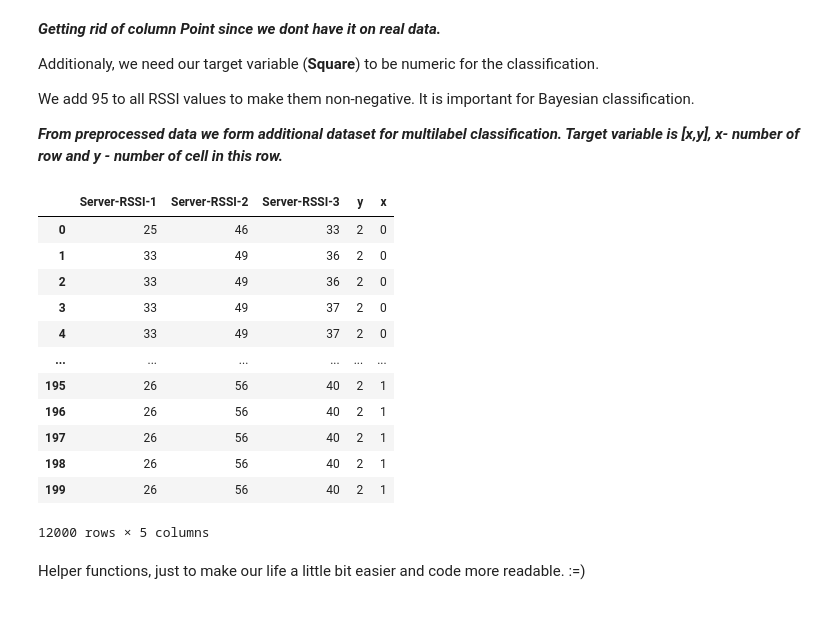
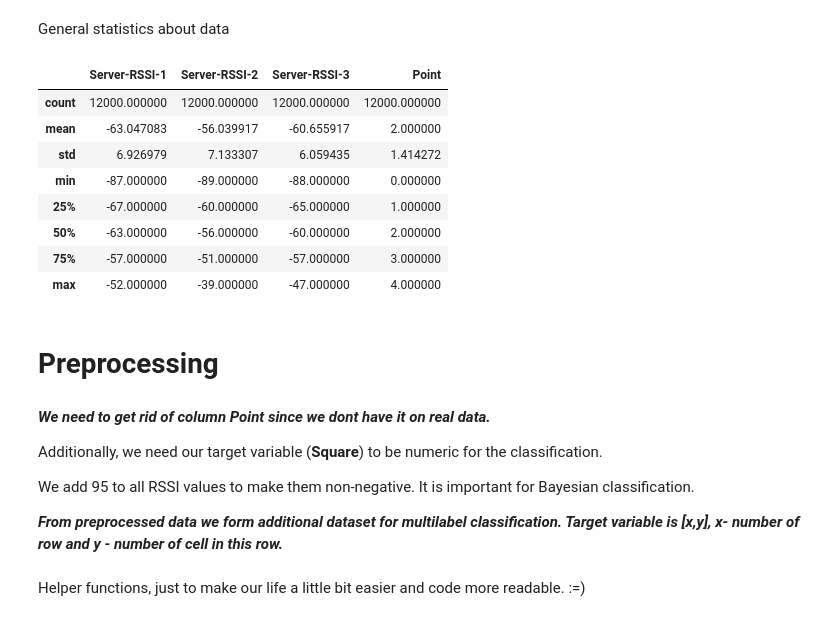
Before and after one commit to Midren/Localization, a Jupyter notebook: fingerprinting_classification.ipynb, the cells around one changed output. Drawn from its saved outputs; the diff is of its cells as text; code cells hidden in the pictures.

Commit message:
Added comments about results

```diff
--- a/fingerprinting_classification.ipynb
+++ b/fingerprinting_classification.ipynb
@@ -37,7 +50,23 @@ dfRaw.head()
+# %% [markdown]
+General statistics about data
+# %%
+dfRaw.describe()
+# %% [output]
+|  | Server-RSSI-1 | Server-RSSI-2 | Server-RSSI-3 | Point |
+| count | 12000.000000 | 12000.000000 | 12000.000000 | 12000.000000 |
+| mean | -63.047083 | -56.039917 | -60.655917 | 2.000000 |
+| std | 6.926979 | 7.133307 | 6.059435 | 1.414272 |
+| min | -87.000000 | -89.000000 | -88.000000 | 0.000000 |
+| 25% | -67.000000 | -60.000000 | -65.000000 | 1.000000 |
+| 50% | -63.000000 | -56.000000 | -60.000000 | 2.000000 |
+| 75% | -57.000000 | -51.000000 | -57.000000 | 3.000000 |
+| max | -52.000000 | -39.000000 | -47.000000 | 4.000000 |
+# %% [markdown]
+# Preprocessing
 # %% [markdown]
-__*Getting rid of column Point since we dont have it on real data.*__
+__*We need to get rid of column Point since we dont have it on real data.*__
 
-Additionaly, we need our target variable (__Square__) to be numeric for the classification.
+Additionally, we need our target variable (__Square__) to be numeric for the classification.
 
 We add 95 to all RSSI values to make them non-negative. It is important for Bayesian classification.
 
@@ -50,24 +79,10 @@ dfRaw["Server-RSSI-1"]=dfRaw["Server-RSSI-1"].apply(lambda x:x+95)
 dfRaw["Server-RSSI-2"]=dfRaw["Server-RSSI-2"].apply(lambda x:x+95)
 dfRaw["Server-RSSI-3"]=dfRaw["Server-RSSI-3"].apply(lambda x:x+95)
 
-multiDF=dfRaw.copy()
-multiDF["y"] = multiDF["Square"] // 4
-multiDF["x"] = multiDF["Square"] % 4
-multiDF.drop(["Square"],axis=1)
+multiDf=dfRaw.copy()
+multiDf["y"] = multiDf["Square"] // 4
+multiDf["x"] = multiDf["Square"] % 4
+multiDf.drop(["Square"],axis=1, inplace=True)
-# %% [output]
-|  | Server-RSSI-1 | Server-RSSI-2 | Server-RSSI-3 | y | x |
-| 0 | 25 | 46 | 33 | 2 | 0 |
-| 1 | 33 | 49 | 36 | 2 | 0 |
-| 2 | 33 | 49 | 36 | 2 | 0 |
-| 3 | 33 | 49 | 37 | 2 | 0 |
-| 4 | 33 | 49 | 37 | 2 | 0 |
-| ... | ... | ... | ... | ... | ... |
-| 195 | 26 | 56 | 40 | 2 | 1 |
-| 196 | 26 | 56 | 40 | 2 | 1 |
-| 197 | 26 | 56 | 40 | 2 | 1 |
-| 198 | 26 | 56 | 40 | 2 | 1 |
-| 199 | 26 | 56 | 40 | 2 | 1 |
-12000 rows × 5 columns
 # %% [markdown]
 Helper functions, just to make our life a little bit easier and code more readable. :=)
 # %%
```
Also changed, not shown: parts of 34 cells of this notebook.
